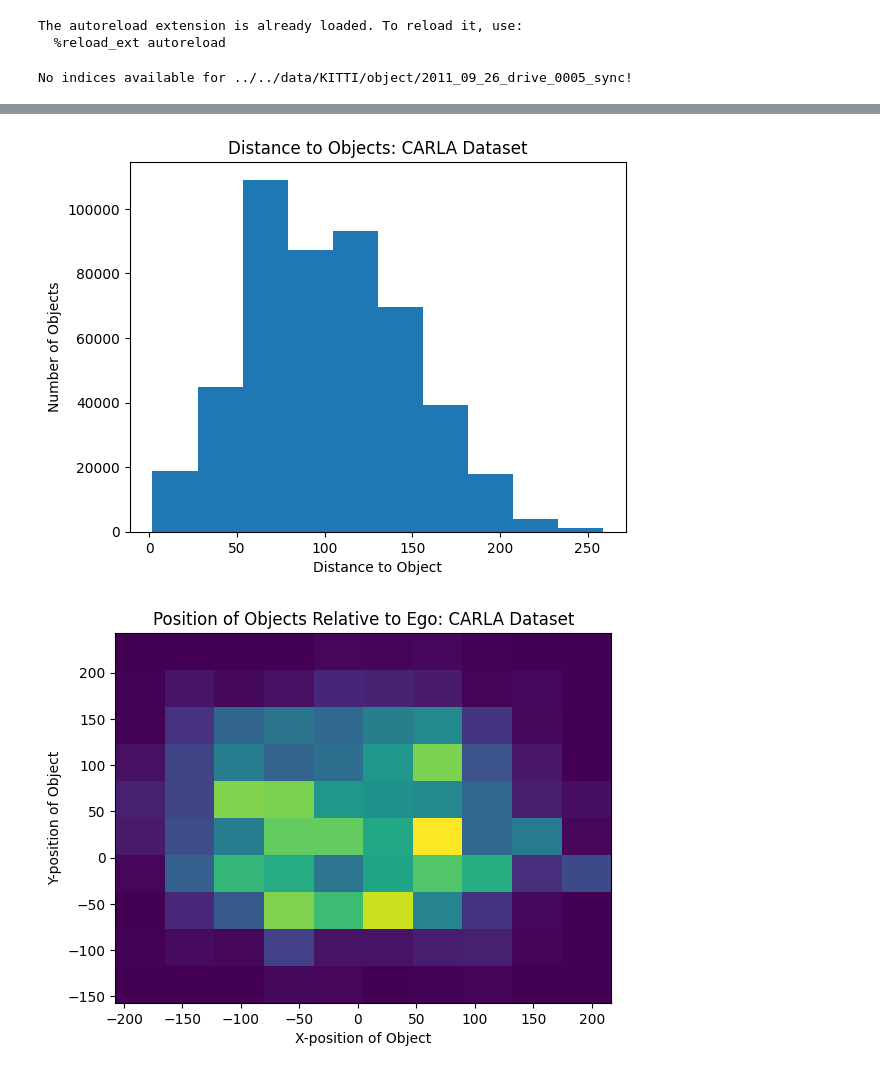
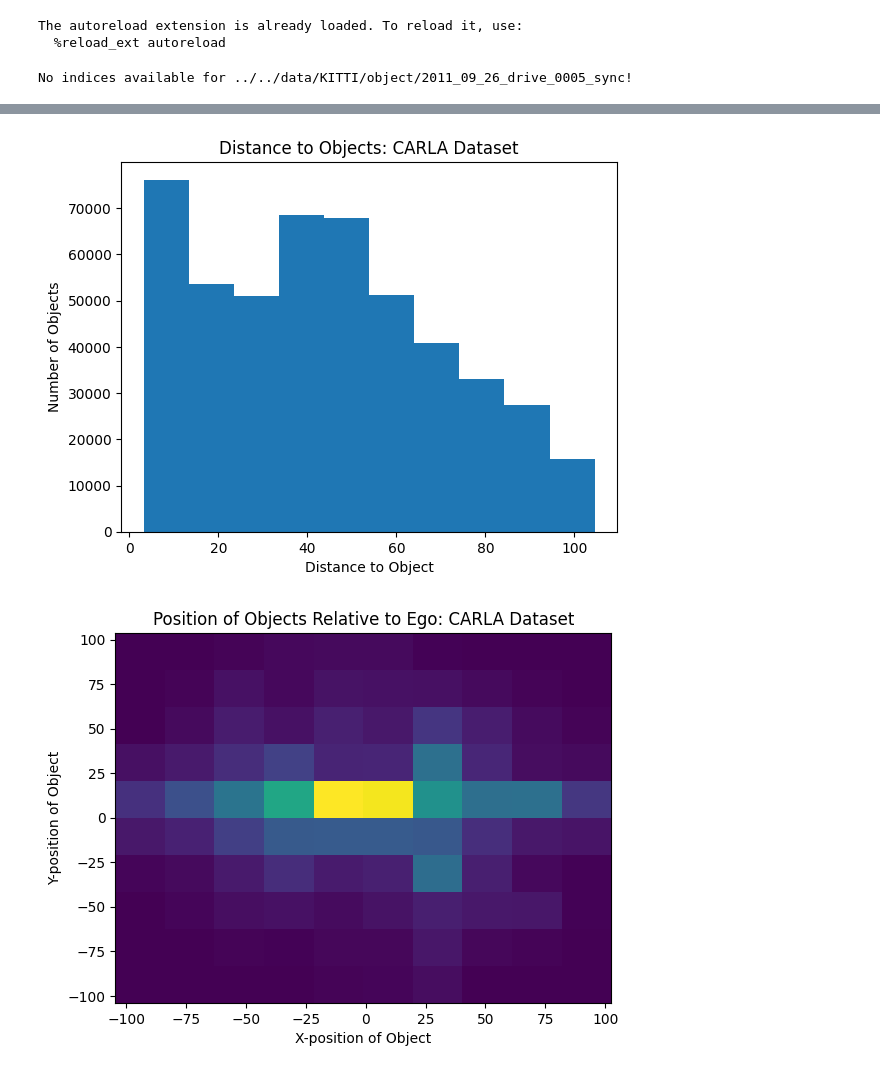
Before and after one commit to avstack-lab/avdev-sandbox, a Jupyter notebook: examples/judy_notebooks/example_object_statistics.ipynb, the cells around one changed output, grey strips where cells are left out. Cells and saved outputs as stored; diff of their text form; code cells hidden in the pictures.

```diff
--- a/examples/judy_notebooks/example_object_statistics.ipynb
+++ b/examples/judy_notebooks/example_object_statistics.ipynb
@@ -32,7 +33,7 @@ for SM in SMs:
     obj_dist = [] # distance to each object in each frame of each scene
     obj_x = [] # x-pos of each object (relative to ego) in each frame of each scene
     obj_y = [] # y-pos of each object (relative to ego) in each frame of each scene
-    for i in range(len(SM.scenes)):
+    for i in tqdm(range(len(SM.scenes))):
         # Deriving SceneDataset from SceneManager
         obj_frame_scene = []
         count_obj_unqui_curr_scene = 0
@@ -55,14 +56,14 @@ for SM in SMs:
                 obj_id_set.add(obj.ID)
 
                 # x,y,z position of obj relative to ego
-                x_pos = obj.position.x[0]-ego.position.x[0]
-                y_pos = obj.position.x[1]-ego.position.x[1]
-                z_pos = obj.position.x[2]-ego.position.x[2]
-                # distance of obj to ego
-                dist = math.sqrt(math.pow(x_pos, 2) + math.pow(y_pos, 2) + math.pow(z_pos, 2)* 1.0)
+                dist = obj.position.distance(ego.position)
+                x_pos_lidar = obj.position.x[0]
+                x_pos_ego = obj.position.change_reference(ego.as_reference(), inplace=False)[0]
+                y_pos_lidar = obj.position.x[1]
+                y_pos_ego = obj.position.change_reference(ego.as_reference(), inplace=False)[1]
 
-                obj_x.append(x_pos)
-                obj_y.append(y_pos)
+                obj_x.append(x_pos_ego)
+                obj_y.append(y_pos_ego)
                 obj_dist.append(dist)
 
         obj_unq.append(count_obj_unqui_curr_scene)
@@ -88,7 +89,7 @@ for SM in SMs:
     plt.ylabel('Number of Scenes')
     plt.show()
 
-    plt.hist(obj_dist)
+    plt.hist(obj_dist)t
     plt.title("Distance to Objects: " + title)
     plt.xlabel('Distance to Object')
     plt.ylabel('Number of Objects')
@@ -112,4 +113,4 @@ No indices available for ../../data/KITTI/object/2011_09_26_drive_0005_sync!
 [figure]
 [figure]
-[figure, old version]
+[figure, new version]
-[figure, old version]
+[figure, new version]
```
Also changed, not shown: parts of 2 cells of this notebook, 4 other files.
